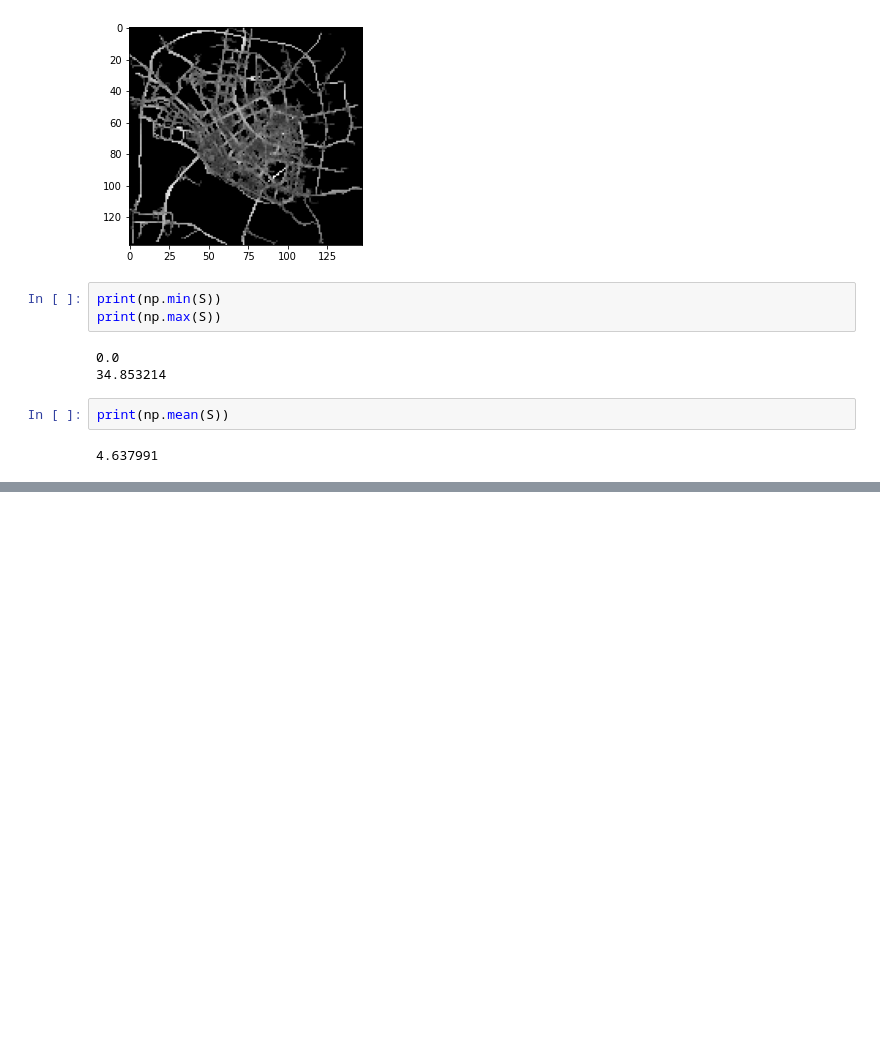
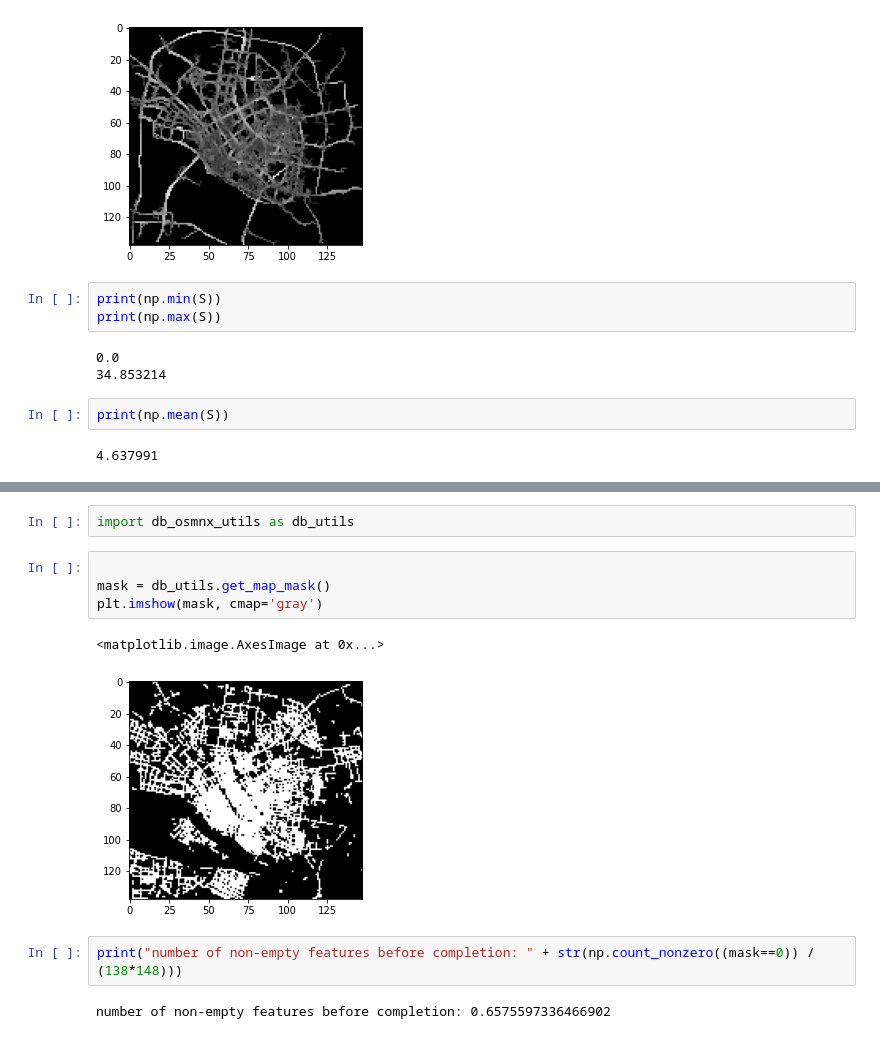
Before and after one commit to Jamesyang2333/deepgtt, a Jupyter notebook: harbin/python/explore.ipynb, the cells around one changed output, grey strips where cells are left out. Drawn from its saved outputs; the diff is of its cells as text; blank space fills up the shorter version.

Commit message:
added map completion and masking mechanism

```diff
--- a/harbin/python/explore.ipynb
+++ b/harbin/python/explore.ipynb
@@ -167,0 +151,13 @@ plt.imshow(S, cmap='gray')
+# %%
+import db_osmnx_utils as db_utils
+# %%
+
+mask = db_utils.get_map_mask()
+plt.imshow(mask, cmap='gray')
+# %% [output]
+<matplotlib.image.AxesImage at 0x...>
+[figure, added]
+# %%
+print("number of non-empty features before completion: " + str(np.count_nonzero((mask==0)) / (138*148)))
+# %% [output]
+number of non-empty features before completion: 0.6575597336466902
```
Also changed, not shown: parts of 8 cells of this notebook, 6 other files.
